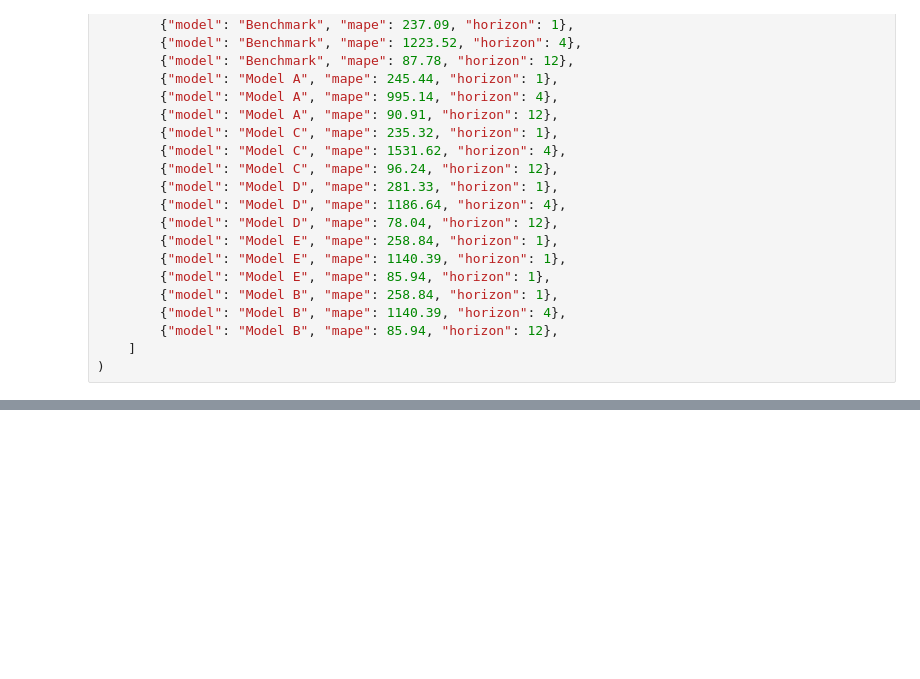
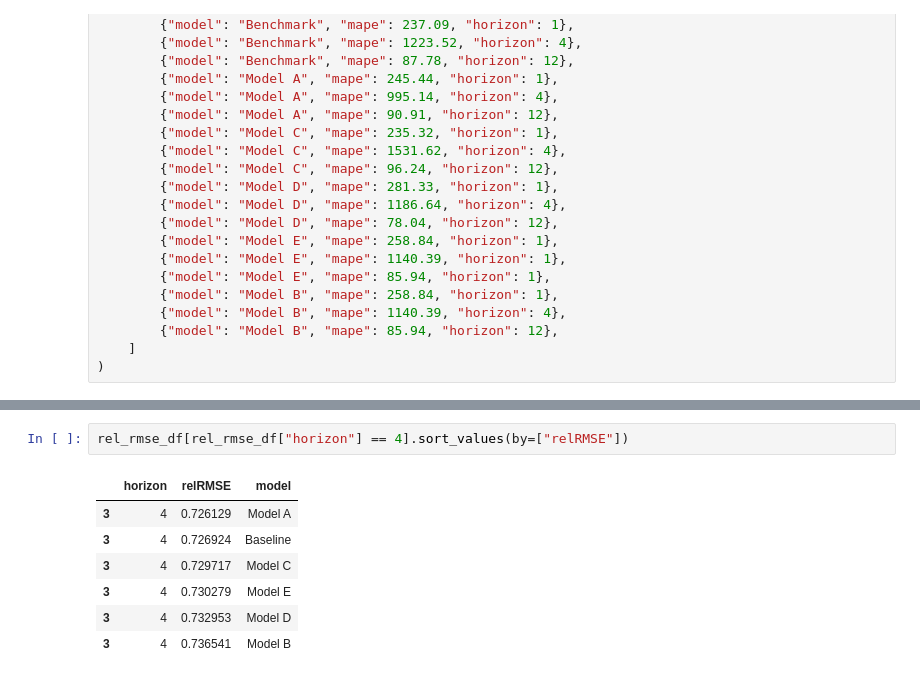
Before and after one commit to ChristopherLiew/Crypto-Uncertainty-Index, a Jupyter notebook: forecasting/ts_analysis/time_series_plots.ipynb, the cells around one changed output, grey strips where cells are left out. Drawn from its saved outputs; the diff is of its cells as text; blank space fills up the shorter version.

```diff
--- a/forecasting/ts_analysis/time_series_plots.ipynb
+++ b/forecasting/ts_analysis/time_series_plots.ipynb
@@ -345,0 +464,10 @@ mape_errors_plot
+# %%
+rel_rmse_df[rel_rmse_df["horizon"] == 4].sort_values(by=["relRMSE"])
+# %% [output]
+|  | horizon | relRMSE | model |
+| 3 | 4 | 0.726129 | Model A |
+| 3 | 4 | 0.726924 | Baseline |
+| 3 | 4 | 0.729717 | Model C |
+| 3 | 4 | 0.730279 | Model E |
+| 3 | 4 | 0.732953 | Model D |
+| 3 | 4 | 0.736541 | Model B |
```
Also changed, not shown: parts of 19 cells of this notebook, 18 other files.
